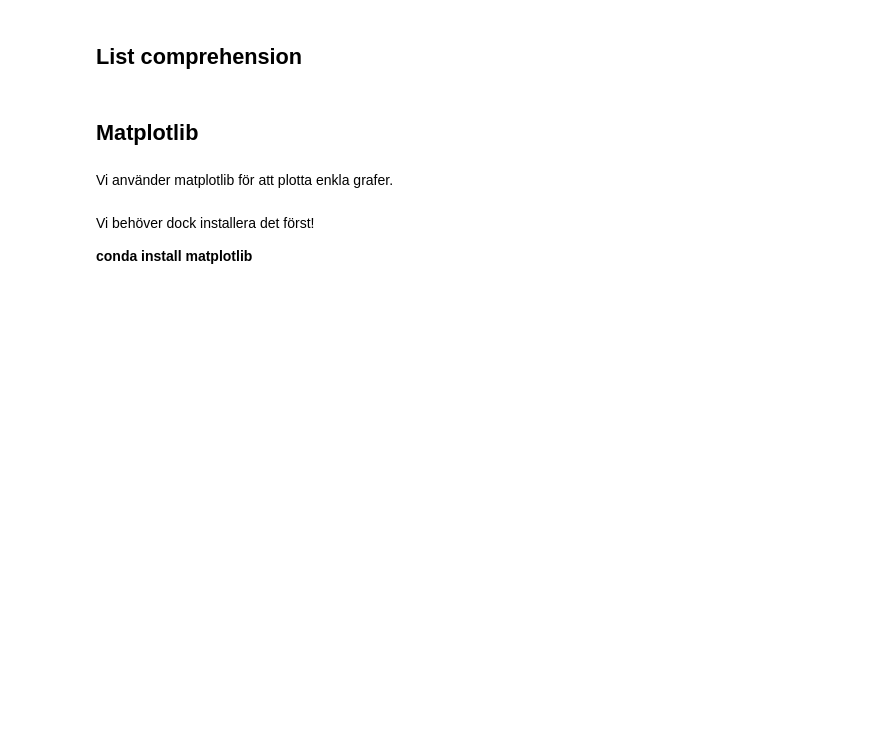
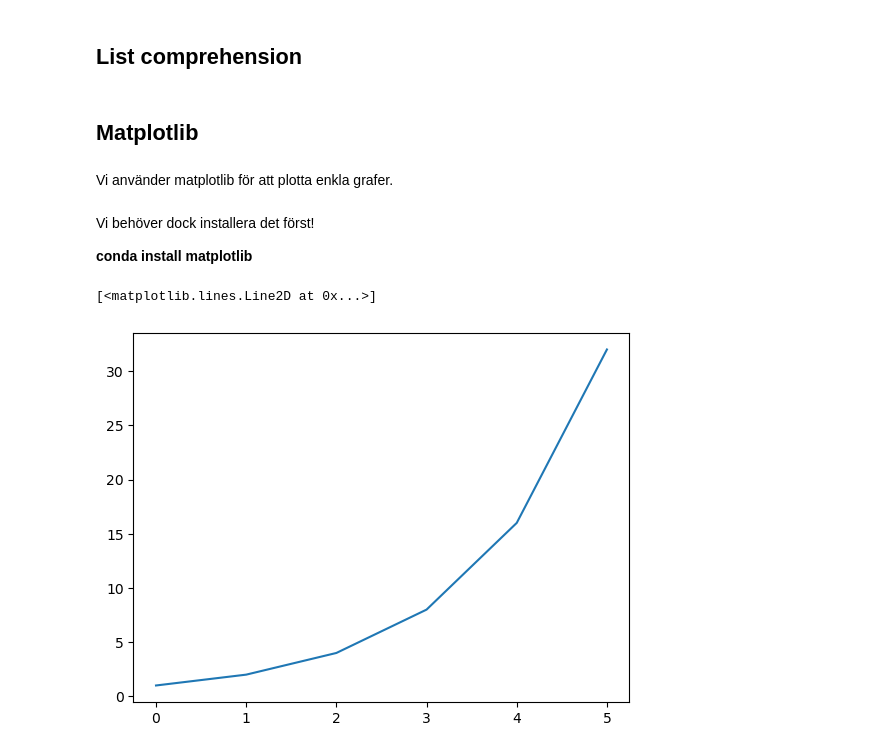
Before and after one commit to aleylani/Python, a Jupyter notebook: code_alongs/L04_lists.ipynb, the cells around one changed output. Saved outputs shown, nothing was run; the diff lists cells and outputs as text; code cells hidden in the pictures; blank space fills up the shorter version.

```diff
--- a/code_alongs/L04_lists.ipynb
+++ b/code_alongs/L04_lists.ipynb
@@ -131,0 +134,7 @@ Vi behöver dock installera det först!
+# %%
+y_values = [1, 2, 4, 8, 16, 32]     # låt oss plotta dessa i en graf!
+# %%
+plt.plot(y_values)
+# %% [output]
+[<matplotlib.lines.Line2D at 0x...>]
+[figure, added]
```
Also changed, not shown: parts of 10 cells of this notebook.
